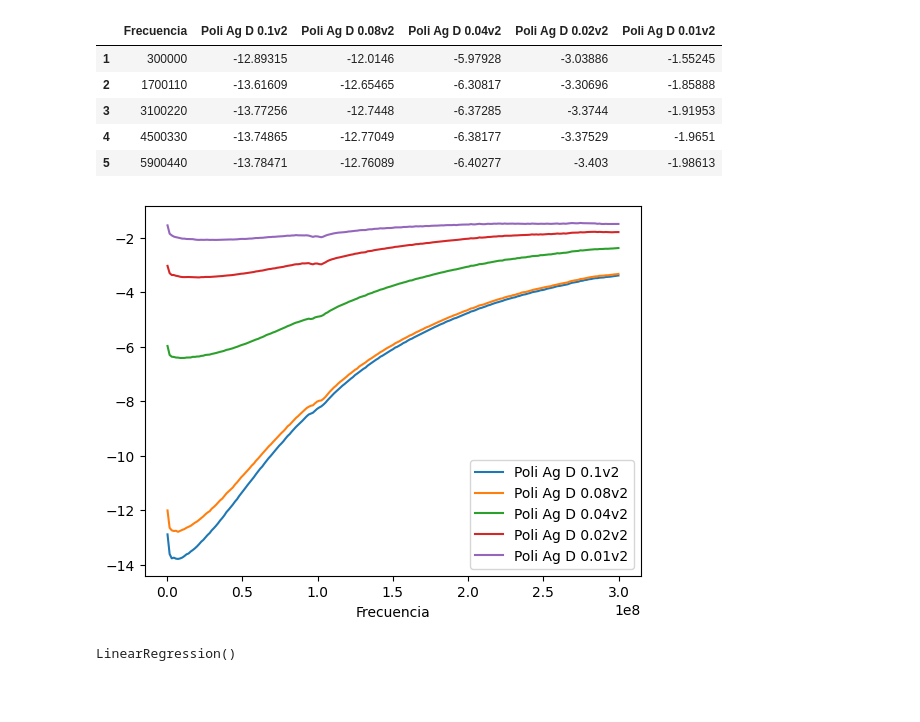
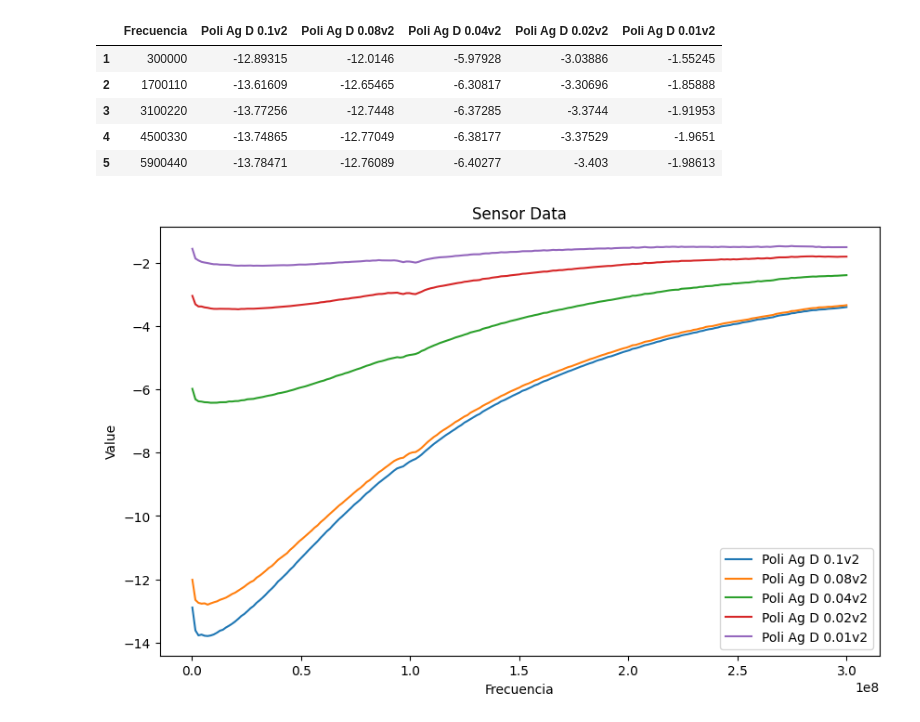
Before and after one commit to Jay-DVT/Substance-Sensor, a Jupyter notebook: MLRegression.ipynb, the cells around one changed output. Cells and saved outputs as stored; diff of their text form; code cells hidden in the pictures; blank space fills up the shorter version.

Commit message:
Clean excel structure

```diff
--- a/MLRegression.ipynb
+++ b/MLRegression.ipynb
@@ -6,10 +6,7 @@ import matplotlib.pyplot as plt
 import openpyxl
 
 # import data from xslx file
-df = pd.read_excel('sensor poli AG D.xlsx', sheet_name='Hoja1')
-# set header to first row
-df.columns = df.iloc[0]
-df = df.drop(df.index[0])
+data = pd.read_excel('sensor poli AG D.xlsx', header=1)
 
 df.head()
 # %% [output]
@@ -19,32 +16,16 @@ df.head()
 | 3 | 3100220 | -13.77256 | -12.7448 | -6.37285 | -3.3744 | -1.91953 |
 | 4 | 4500330 | -13.74865 | -12.77049 | -6.38177 | -3.37529 | -1.9651 |
 | 5 | 5900440 | -13.78471 | -12.76089 | -6.40277 | -3.403 | -1.98613 |
-# %%
-# multiple x values
-
-x = df[['Poli Ag D 0.1v2', 'Poli Ag D 0.08v2', 'Poli Ag D 0.04v2', 'Poli Ag D 0.02v2', 'Poli Ag D 0.01v2']]
-df2 = df.iloc[:, 1:]
-y = df['Frecuencia']
-
-plt.plot(y, df2)
-plt.legend(df2.columns)
-plt.xlabel('Frecuencia')
-plt.show()
-# %% [output]
-[figure, removed]
-# %%
-# cuadratic regression
-from sklearn.linear_model import LinearRegression
-from sklearn.preprocessing import PolynomialFeatures
-
-poly_reg = PolynomialFeatures(degree=2)
-X_poly = poly_reg.fit_transform(x)
-pol_reg = LinearRegression()
-pol_reg.fit(X_poly, y)
-
-
-# plot
-plt.scatter(y, df2)
-plt.plot(y, pol_reg.predict(poly_reg.fit_transform(x)), color='red')
-# %% [output]
-LinearRegression()
+# %%
+import matplotlib.pyplot as plt
+
+plt.figure(figsize=(10, 6))
+for column in data.columns[1:]:
+    plt.plot(data['Frecuencia'], data[column], label=column)
+plt.xlabel('Frecuencia')
+plt.ylabel('Value')
+plt.legend()
+plt.title('Sensor Data')
+plt.show()
+# %% [output]
+[figure, added]
```
Also changed, not shown: parts of 1 cell of this notebook, 3 other files.
